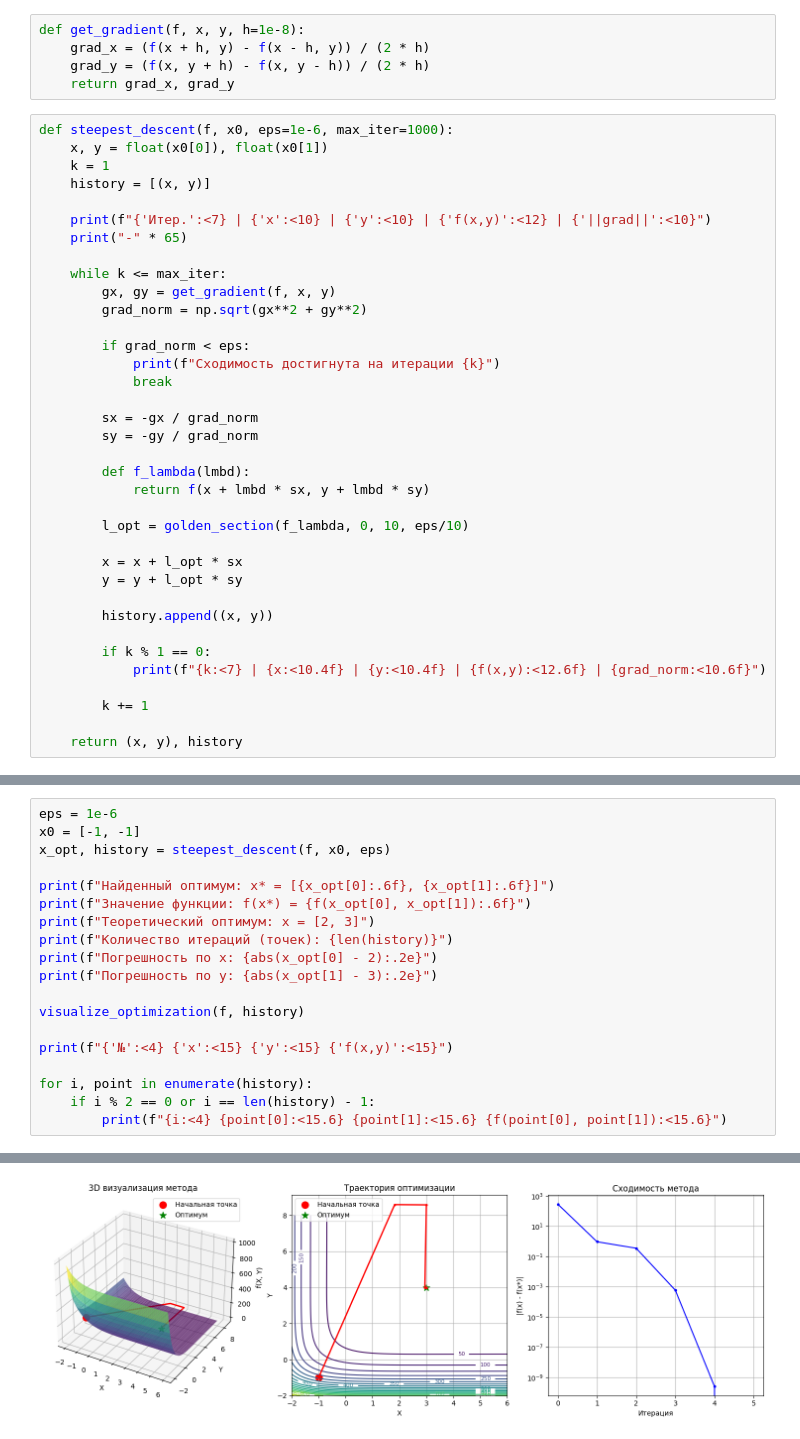
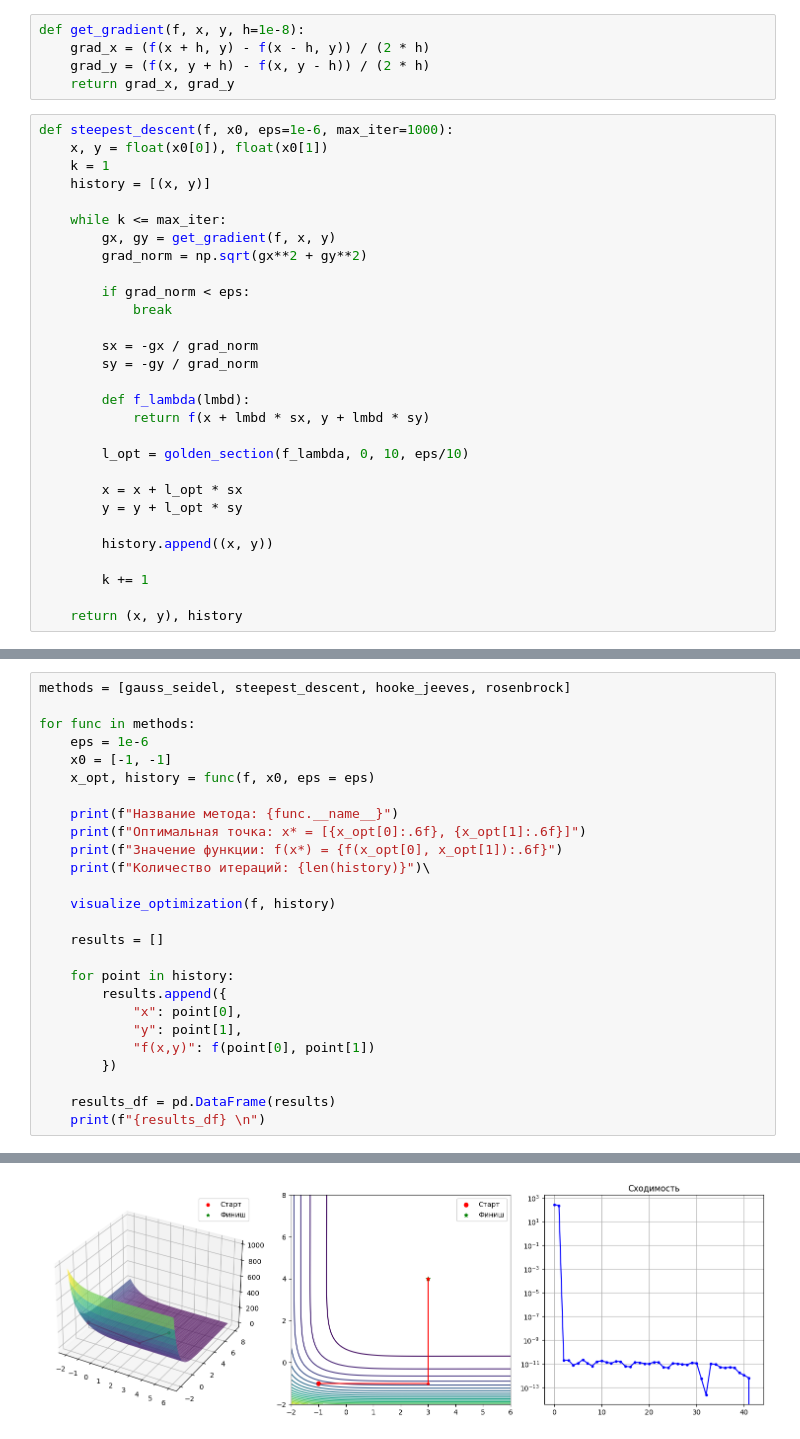
Before and after one commit to TheSlavchik/Unik, a Jupyter notebook: OPT/Lab2/lab2.ipynb, the cells around one changed output, grey strips where cells are left out. Saved outputs shown, nothing was run; the diff lists cells and outputs as text.

```diff
--- a/OPT/Lab2/lab2.ipynb
+++ b/OPT/Lab2/lab2.ipynb
@@ -110,15 +103,11 @@ def steepest_descent(f, x0, eps=1e-6, max_iter=1000):
     k = 1
     history = [(x, y)]
 
-    print(f"{'Итер.':<7} | {'x':<10} | {'y':<10} | {'f(x,y)':<12} | {'||grad||':<10}")
-    print("-" * 65)
-
     while k <= max_iter:
         gx, gy = get_gradient(f, x, y)
         grad_norm = np.sqrt(gx**2 + gy**2)
 
         if grad_norm < eps:
-            print(f"Сходимость достигнута на итерации {k}")
             break
 
         sx = -gx / grad_norm
@@ -134,9 +123,6 @@ def steepest_descent(f, x0, eps=1e-6, max_iter=1000):
 
         history.append((x, y))
 
-        if k % 1 == 0:
-            print(f"{k:<7} | {x:<10.4f} | {y:<10.4f} | {f(x,y):<12.6f} | {grad_norm:<10.6f}")
-
         k += 1
 
     return (x, y), history
@@ -190,22 +244,29 @@ def visualize_optimization(f, history):
     plt.tight_layout()
     plt.show()
 # %%
-eps = 1e-6
-x0 = [-1, -1]
-x_opt, history = steepest_descent(f, x0, eps)
+methods = [gauss_seidel, steepest_descent, hooke_jeeves, rosenbrock]
 
-print(f"Найденный оптимум: x* = [{x_opt[0]:.6f}, {x_opt[1]:.6f}]")
-print(f"Значение функции: f(x*) = {f(x_opt[0], x_opt[1]):.6f}")
-print(f"Теоретический оптимум: x = [2, 3]")
-print(f"Количество итераций (точек): {len(history)}")
-print(f"Погрешность по x: {abs(x_opt[0] - 2):.2e}")
-print(f"Погрешность по y: {abs(x_opt[1] - 3):.2e}")
+for func in methods:
+    eps = 1e-6
+    x0 = [-1, -1]
+    x_opt, history = func(f, x0, eps = eps)
 
-visualize_optimization(f, history)
+    print(f"Название метода: {func.__name__}")
+    print(f"Оптимальная точка: x* = [{x_opt[0]:.6f}, {x_opt[1]:.6f}]")
+    print(f"Значение функции: f(x*) = {f(x_opt[0], x_opt[1]):.6f}")
+    print(f"Количество итераций: {len(history)}")\
 
-print(f"{'№':<4} {'x':<15} {'y':<15} {'f(x,y)':<15}")
+    visualize_optimization(f, history)
 
-for i, point in enumerate(history):
-    if i % 2 == 0 or i == len(history) - 1:
-        print(f"{i:<4} {point[0]:<15.6} {point[1]:<15.6} {f(point[0], point[1]):<15.6}")
+    results = []
+
+    for point in history:
+        results.append({
+            "x": point[0],
+            "y": point[1],
+            "f(x,y)": f(point[0], point[1])
+        })
+
+    results_df = pd.DataFrame(results)
+    print(f"{results_df} \n")
 # %% [output]
@@ -226 +277 @@ for i, point in enumerate(history):
-[figure, old version]
+[figure, new version]
```
Also changed, not shown: parts of 6 cells of this notebook.
